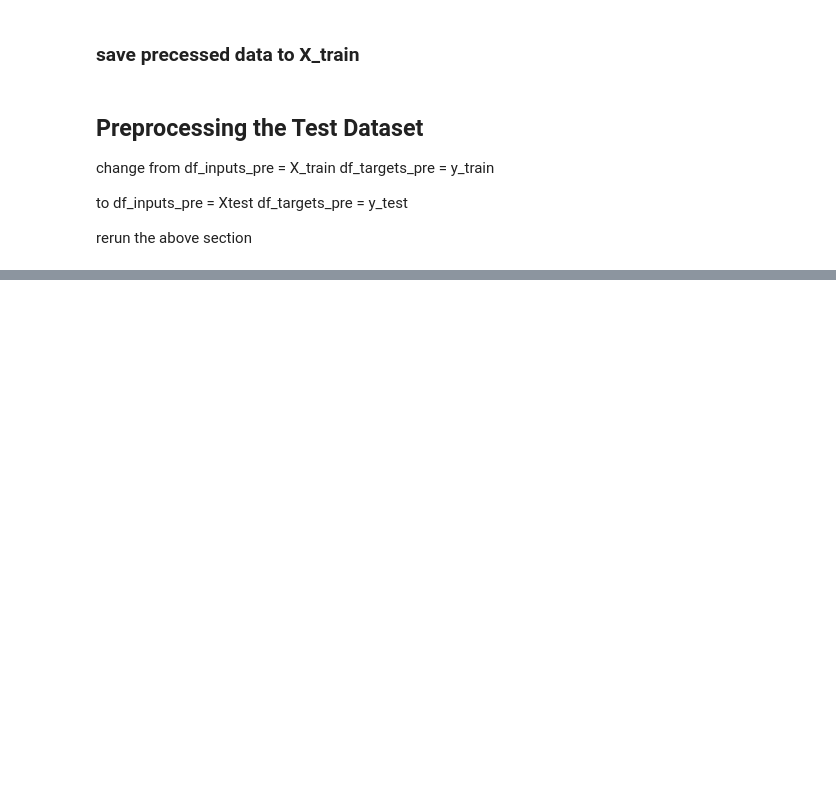
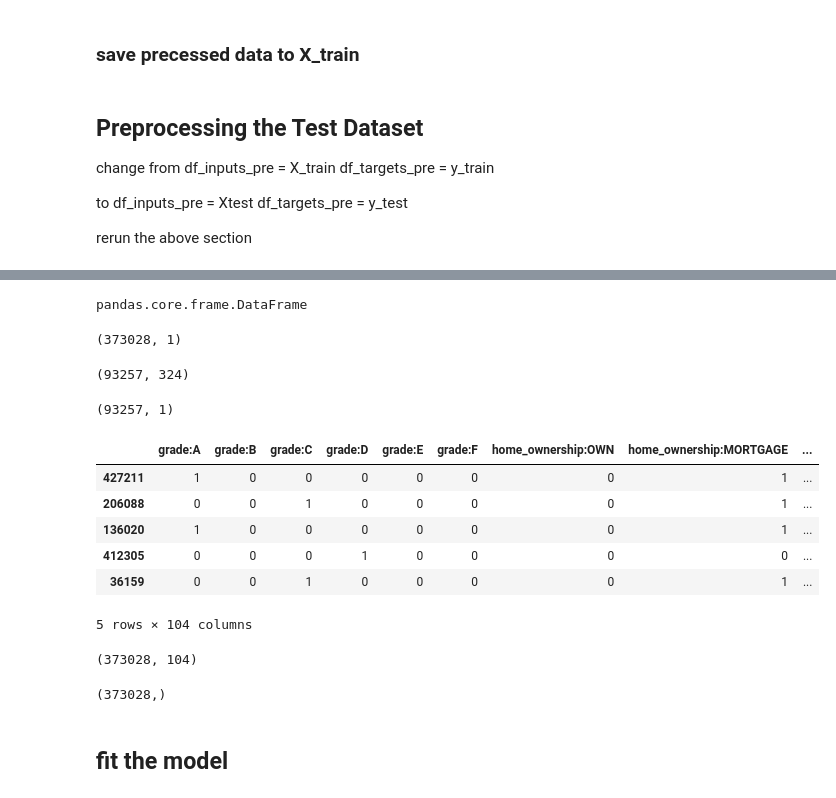
Before and after one commit to harryzyz/CreditRiskDemo, a Jupyter notebook: demo_to_be_named.ipynb, the cells around one changed output, grey strips where cells are left out. Saved outputs shown, nothing was run; the diff lists cells and outputs as text; code cells hidden in the pictures; blank space fills up the shorter version.

```diff
--- a/demo_to_be_named.ipynb
+++ b/demo_to_be_named.ipynb
@@ -1589,0 +844,12 @@ y_test.to_csv('loan_data_targets_test.csv')
+# %%
+type(targets_train)
+# %% [output]
+pandas.core.frame.DataFrame
+# %%
+targets_train.shape
+# %% [output]
+(373028, 1)
+# %%
+inputs_test.shape
+# %% [output]
+(93257, 324)
@@ -1589,0 +858,4 @@ y_test.to_csv('loan_data_targets_test.csv')
+# %%
+targets_test.shape
+# %% [output]
+(93257, 1)
@@ -1589,0 +990,39 @@ y_test.to_csv('loan_data_targets_test.csv')
+# %%
+ref_catogoies = [  'grade:G',
+'home_ownership:RENT_OTHER_NONE_ANY',
+'addr_state:ND_NE_IA_NV_FL_HI_AL',
+'verification_status:Verified',
+'purpose:educ__sm_b__wedd__ren_en__mov__house',
+'initial_list_status:f',
+'term:60',
+'emp_length:0',
+'mths_since_issue_d:>84',
+'int_rate:>20.281',
+'mths_since_earliest_cr_line:<140',
+'delinq_2yrs:>=4',
+'inq_last_6mths:>6',
+'open_acc:0',
+'pub_rec:0-2',
+'total_acc:<=27',
+'acc_now_delinq:0',
+'total_rev_hi_lim:<=5K',
+'annual_inc:<20K',
+'dti:>35',
+'mths_since_last_delinq:0-3',
+'mths_since_last_record:0-2']
+# %%
+X_train = inputs_train_ref.drop(ref_catogoies, axis=1)
+# %%
+X_train.head()
+# %% [output]
+|  | grade:A | grade:B | grade:C | grade:D | grade:E | grade:F | home_ownership:OWN | home_ownership:MORTGAGE | ... |
+| 427211 | 1 | 0 | 0 | 0 | 0 | 0 | 0 | 1 | ... |
+| 206088 | 0 | 0 | 1 | 0 | 0 | 0 | 0 | 1 | ... |
+| 136020 | 1 | 0 | 0 | 0 | 0 | 0 | 0 | 1 | ... |
+| 412305 | 0 | 0 | 0 | 1 | 0 | 0 | 0 | 0 | ... |
+| 36159 | 0 | 0 | 1 | 0 | 0 | 0 | 0 | 1 | ... |
+5 rows × 104 columns
+# %%
+X_train.shape
+# %% [output]
+(373028, 104)
@@ -1589,0 +1031,6 @@ y_test.to_csv('loan_data_targets_test.csv')
+# %%
+y_train.shape
+# %% [output]
+(373028,)
+# %% [markdown]
+## fit the model
```
Also changed, not shown: parts of 150 cells of this notebook, 2 other files.
